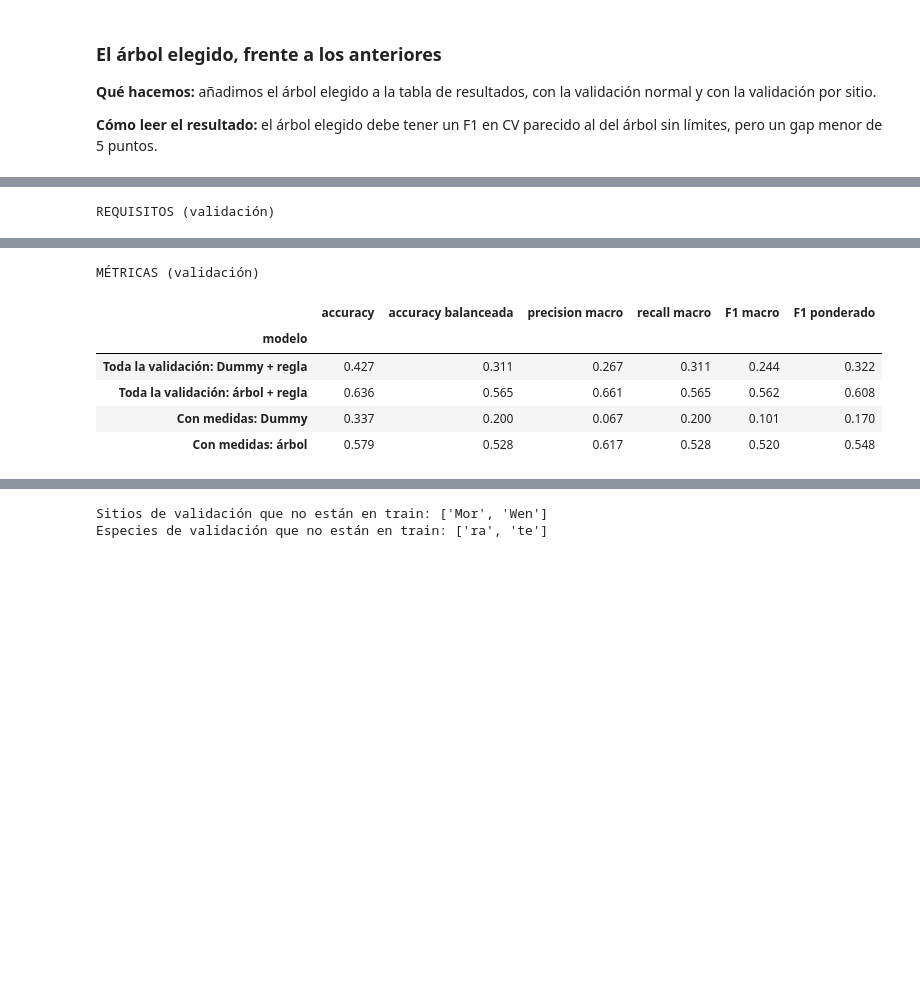
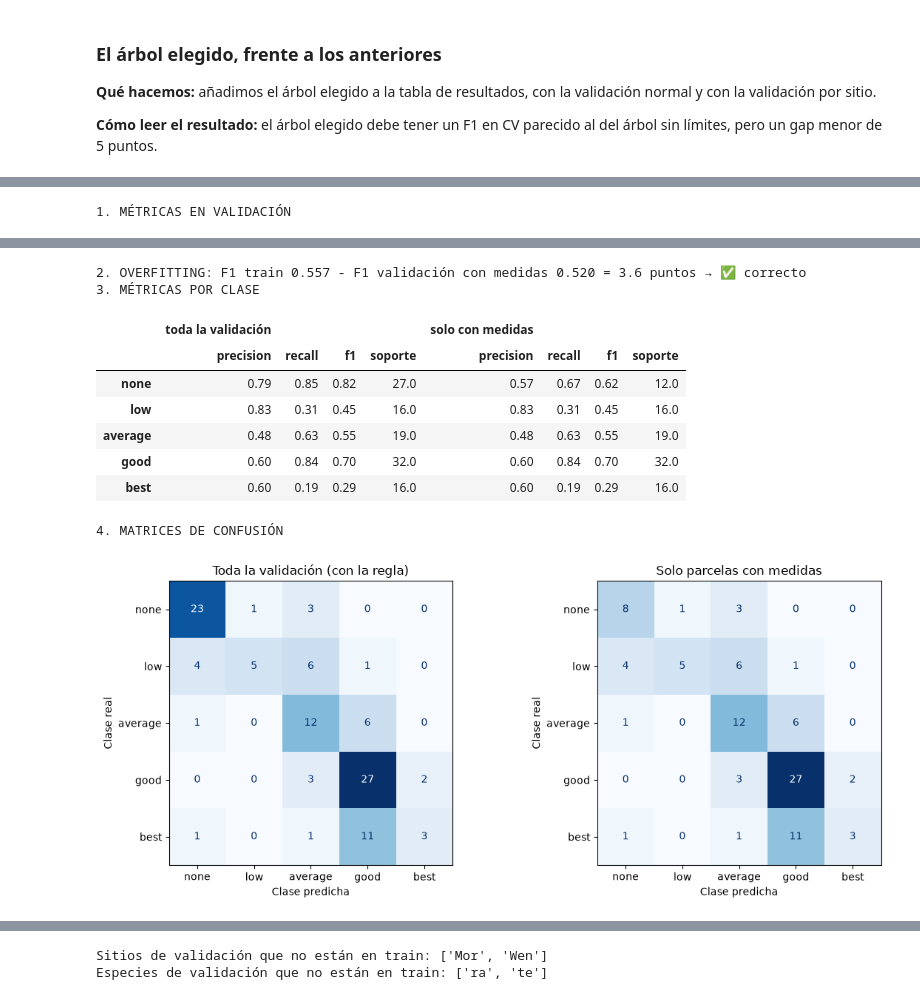
Before and after one commit to IA-P1-BCN/g3-Clasificacion-Multiclase, a Jupyter notebook: 03_arbol_decision.ipynb, the cells around one changed output, grey strips where cells are left out. Saved outputs shown, nothing was run; the diff lists cells and outputs as text; code cells hidden in the pictures; blank space fills up the shorter version.

```diff
--- a/03_arbol_decision.ipynb
+++ b/03_arbol_decision.ipynb
@@ -75,11 +70,8 @@ val:   110 filas x 13 columnas
 
 **Cómo leer el resultado:** en train debe salir **0** (ya se quitaron) y en validación algunas, todas de clase `none`.
 # %%
-MEDIDAS = ["Surv", "Vig", "Ins_res", "Stem_Fm", "Crown_Fm", "Brnch_Fm"]
-
-def sin_medidas(df):
-    # True si a la parcela le faltan TODAS las medidas
-    return df[MEDIDAS].isna().all(axis=1)
+# sin_medidas(X) es True si a la parcela le faltan TODAS las MEDIDAS (ADR-0001)
+from comun import MEDIDAS, sin_medidas  # noqa: F401
 
 print("Parcelas sin medidas en train:", sin_medidas(train).sum())
 print("Parcelas sin medidas en val:  ", sin_medidas(val).sum())
@@ -171,8 +164,7 @@ Las columnas que solo repetían el sitio (`Locality`, `Latitude`, `Rainfall`, et
 - **¿Sobran variables?** Sí, los dos identificadores, que quitamos. Al final (paso 9) veremos cuáles usa de verdad el árbol.
 - **¿Cada variable estará disponible al predecir?** Sí, si la parcela se ha medido. Si no, se aplica la regla `none`.
 # %%
-X_train = train.drop(columns=OBJETIVO)
-y_train = train[OBJETIVO]
+X_train, y_train = separar_xy(train)  # X = todas las columnas menos Utility
 
 ejemplo = pd.DataFrame(
     preprocesado.fit_transform(X_train),
@@ -707,43 +658,9 @@ F1 macro del árbol final en train: 0.557
 # %%
-def resumen_val(nombre, y_real, y_pred, f1_base, f1_train=None):
-    # Misma idea que resumen_cv, pero con unas predicciones ya hechas
-    f1 = f1_score(y_real, y_pred, average="macro")
-    puntos = 100 * (f1 - f1_base)
-    gap = None if f1_train is None else f1_train - f1
-    return {
-        "modelo": nombre,
-        "F1 train": f1_train,
-        "F1 val": f1,
-        "nivel F1": nivel_f1(f1),
-        "gap (puntos)": None if gap is None else 100 * gap,
-        "nivel gap": "—" if gap is None else nivel_gap(gap),
-        "supera baseline (puntos)": puntos,
-        "nivel baseline": nivel_baseline(puntos),
-        "accuracy": accuracy_score(y_real, y_pred),
-        "accuracy balanceada": balanced_accuracy_score(y_real, y_pred),
-        "precision macro": precision_score(y_real, y_pred, average="macro",
-                                           zero_division=0),
-        "recall macro": recall_score(y_real, y_pred, average="macro", zero_division=0),
-        "F1 macro": f1,
-        "F1 ponderado": f1_score(y_real, y_pred, average="weighted"),
-    }
+# Predice con la regla, calcula todas las métricas y el gap (train vs val con medidas)
+ev = evaluar_val(mejor_arbol, X_train, y_train, X_val, y_val, f1_dummy)
+mostrar_evaluacion(ev)
 
-ym, dm, am = y_val[con_medidas], pred_dummy[con_medidas], pred_arbol[con_medidas]
-f1_dummy_todas = f1_score(y_val, pred_dummy, average="macro")
-f1_dummy_medidas = f1_score(ym, dm, average="macro")
-
-evaluacion = [
-    resumen_val("Toda la validación: Dummy + regla", y_val, pred_dummy, f1_dummy_todas),
-    resumen_val("Toda la validación: árbol + regla", y_val, pred_arbol, f1_dummy_todas),
-    resumen_val("Con medidas: Dummy", ym, dm, f1_dummy_medidas),
-    resumen_val("Con medidas: árbol", ym, am, f1_dummy_medidas, F1_TRAIN_ARBOL),
-]
-df_val = pd.DataFrame(evaluacion).set_index("modelo")
-print("REQUISITOS (validación)")
-display(df_val[["F1 train", "F1 val", "nivel F1", "gap (puntos)", "nivel gap",
-                "supera baseline (puntos)", "nivel baseline"]].round(3))
-print("MÉTRICAS (validación)")
-display(df_val[["accuracy", "accuracy balanceada", "precision macro",
-                "recall macro", "F1 macro", "F1 ponderado"]].round(3))
+pred_arbol, F1_TRAIN_ARBOL = ev["pred"], ev["f1_train"]
+ym, am = y_val[con_medidas], pred_arbol[con_medidas]  # solo parcelas con medidas
 # %% [output]
-REQUISITOS (validación)
+1. MÉTRICAS EN VALIDACIÓN
@@ -756,8 +670,12 @@ REQUISITOS (validación)
-MÉTRICAS (validación)
+2. OVERFITTING: F1 train 0.557 - F1 validación con medidas 0.520 = 3.6 puntos → ✅ correcto
+3. MÉTRICAS POR CLASE
-|  | accuracy | accuracy balanceada | precision macro | recall macro | F1 macro | F1 ponderado |
-| modelo |  |  |  |  |  |  |
-| Toda la validación: Dummy + regla | 0.427 | 0.311 | 0.267 | 0.311 | 0.244 | 0.322 |
-| Toda la validación: árbol + regla | 0.636 | 0.565 | 0.661 | 0.565 | 0.562 | 0.608 |
-| Con medidas: Dummy | 0.337 | 0.200 | 0.067 | 0.200 | 0.101 | 0.170 |
-| Con medidas: árbol | 0.579 | 0.528 | 0.617 | 0.528 | 0.520 | 0.548 |
+|  | toda la validación |  |  |  | solo con medidas |  |  |  |
+|  | precision | recall | f1 | soporte | precision | recall | f1 | soporte |
+| none | 0.79 | 0.85 | 0.82 | 27.0 | 0.57 | 0.67 | 0.62 | 12.0 |
+| low | 0.83 | 0.31 | 0.45 | 16.0 | 0.83 | 0.31 | 0.45 | 16.0 |
+| average | 0.48 | 0.63 | 0.55 | 19.0 | 0.48 | 0.63 | 0.55 | 19.0 |
+| good | 0.60 | 0.84 | 0.70 | 32.0 | 0.60 | 0.84 | 0.70 | 32.0 |
+| best | 0.60 | 0.19 | 0.29 | 16.0 | 0.60 | 0.19 | 0.29 | 16.0 |
+4. MATRICES DE CONFUSIÓN
+[figure, added]
 # %% [markdown]
```
Also changed, not shown: parts of 24 cells of this notebook, 1 other file.
